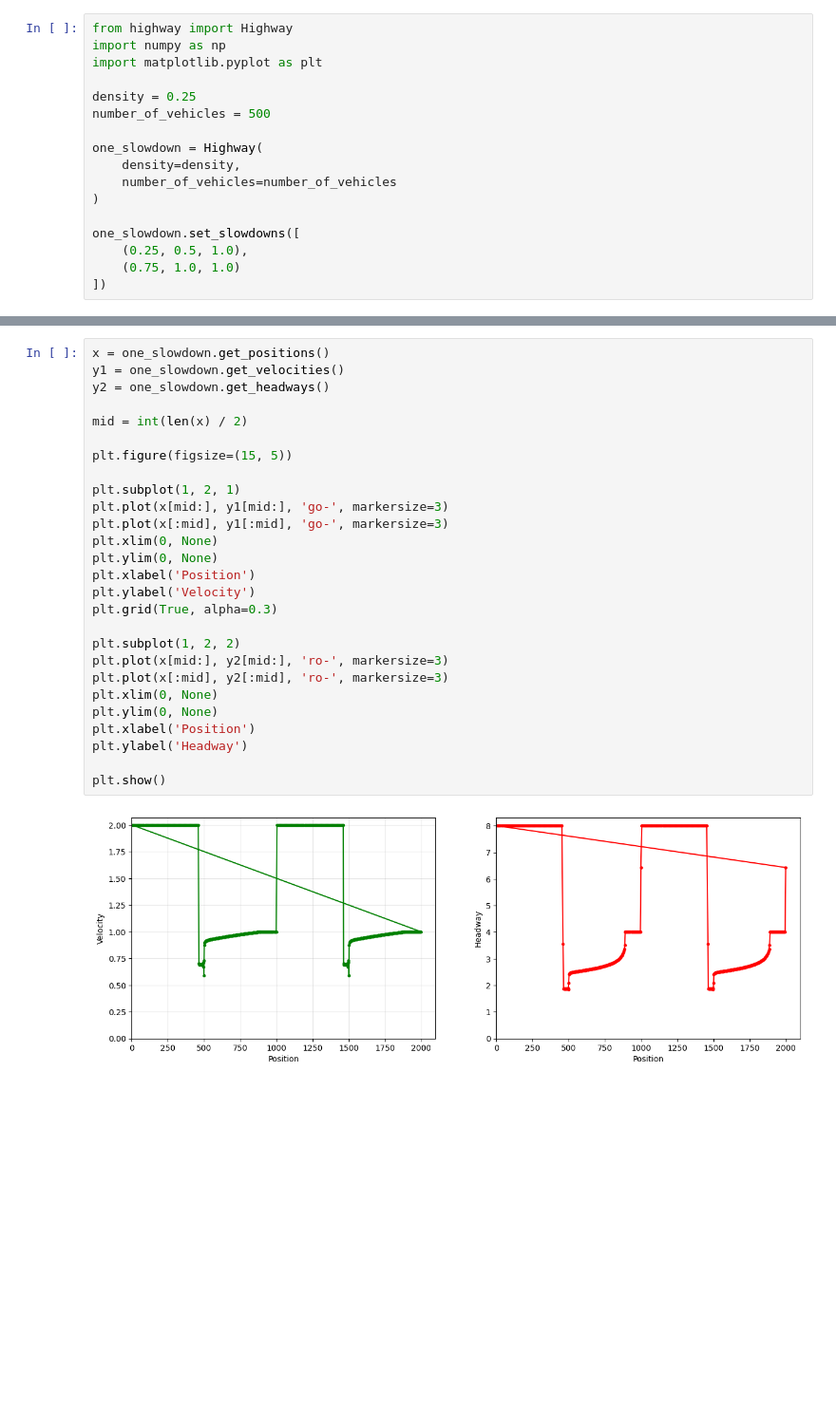
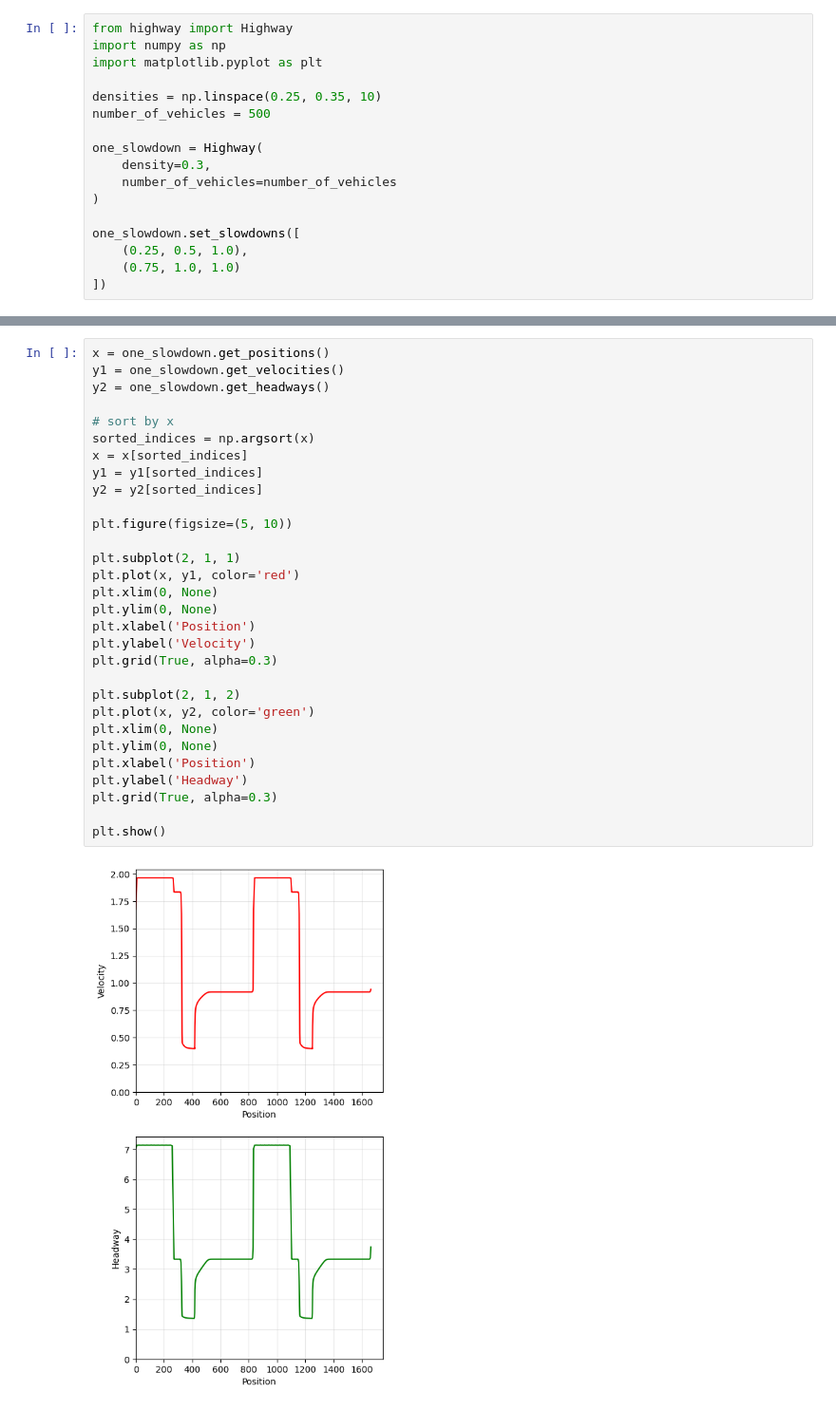
Before and after one commit to brandon-mai/JamFormation, a Jupyter notebook: main.ipynb, the cells around one changed output, grey strips where cells are left out. Shown at 95% size. Cells and saved outputs as stored; diff of their text form; blank space fills up the shorter version.

```diff
--- a/main.ipynb
+++ b/main.ipynb
@@ -3,11 +3,11 @@ from highway import Highway
 import numpy as np
 import matplotlib.pyplot as plt
 
-density = 0.25
+densities = np.linspace(0.25, 0.35, 10)
 number_of_vehicles = 500
 
 one_slowdown = Highway(
-    density=density,
+    density=0.3,
     number_of_vehicles=number_of_vehicles
 )
 
@@ -20,29 +45,32 @@ one_slowdown.simulate_till_steady_state()
 # %%
 x = one_slowdown.get_positions()
 y1 = one_slowdown.get_velocities()
 y2 = one_slowdown.get_headways()
 
-mid = int(len(x) / 2)
+# sort by x
+sorted_indices = np.argsort(x)
+x = x[sorted_indices]
+y1 = y1[sorted_indices]
+y2 = y2[sorted_indices]
 
-plt.figure(figsize=(15, 5))
+plt.figure(figsize=(5, 10))
 
-plt.subplot(1, 2, 1)
-plt.plot(x[mid:], y1[mid:], 'go-', markersize=3)
-plt.plot(x[:mid], y1[:mid], 'go-', markersize=3)
+plt.subplot(2, 1, 1)
+plt.plot(x, y1, color='red')
 plt.xlim(0, None)
 plt.ylim(0, None)
 plt.xlabel('Position')
 plt.ylabel('Velocity')
 plt.grid(True, alpha=0.3)
 
-plt.subplot(1, 2, 2)
-plt.plot(x[mid:], y2[mid:], 'ro-', markersize=3)
-plt.plot(x[:mid], y2[:mid], 'ro-', markersize=3)
+plt.subplot(2, 1, 2)
+plt.plot(x, y2, color='green')
 plt.xlim(0, None)
 plt.ylim(0, None)
 plt.xlabel('Position')
 plt.ylabel('Headway')
+plt.grid(True, alpha=0.3)
 
 plt.show()
 # %% [output]
-[figure, old version]
+[figure, new version]
```
Also changed, not shown: parts of 3 cells of this notebook, 1 other file.
